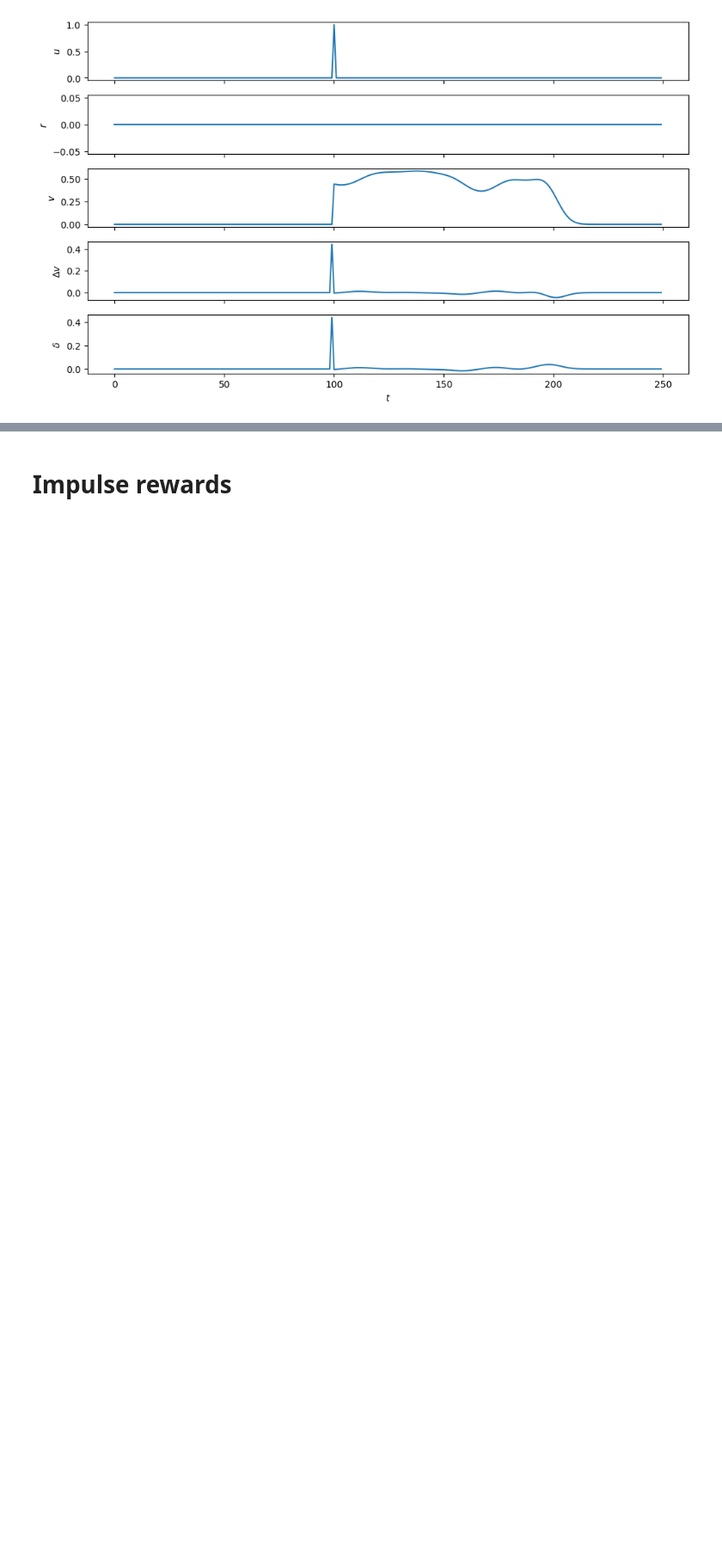
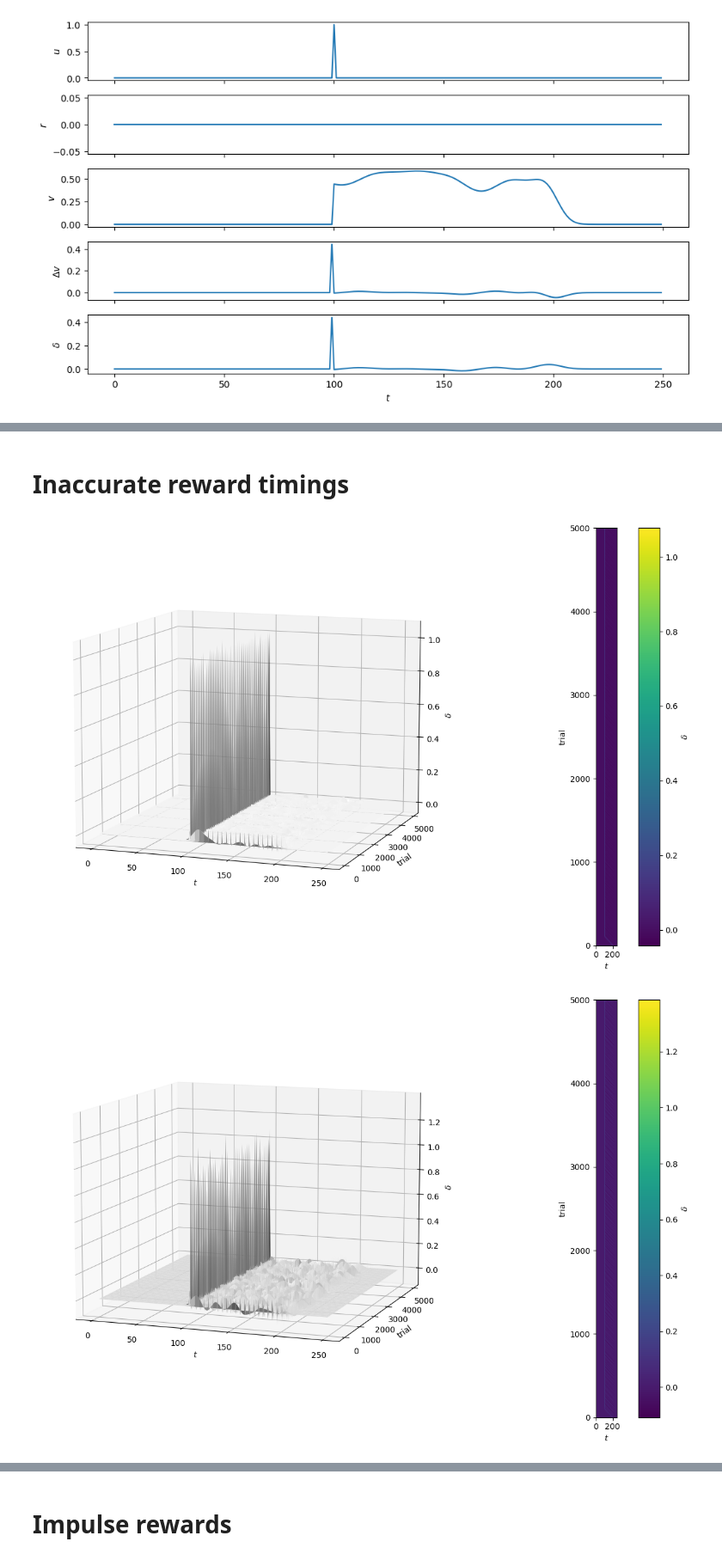
Before and after one commit to mavoeh/RL_hw1, a Jupyter notebook: homework1.ipynb, the cells around one changed output, grey strips where cells are left out. Shown at 86% size. Drawn from its saved outputs; the diff is of its cells as text; code cells hidden in the pictures; blank space fills up the shorter version.

```diff
--- a/homework1.ipynb
+++ b/homework1.ipynb
@@ -82,10 +82,20 @@ def simulate_inaccurate_reward_timing(t_array, timespread, sigma_reward_timing,
     u[:,100] = 1
     r = np.zeros((n_trials+1,T))
     t_r = npr.normal(0, sigma_reward_timing, size=n_trials+1)
-    r +=  1 / np.sqrt(2 * np.pi * timespread**2) * np.exp(-(t_array - 200 - t_r)**2 / (2 * timespread**2))
+    t, tr = np.meshgrid(t_array, t_r)
+    r +=  1 / np.sqrt(2 * np.pi * timespread**2) * np.exp(-(t - 200 - tr)**2 / (2 * timespread**2))
     u, r, v, delta_v, delta, w = learn(u, r, lr, n_trials, T)
     popt = fit_to_delta(t_array, delta, n_trials)
     return u, r, v, delta_v, delta, w, popt
+
+def simulate_two_rewards(t_array, timespread, n_trials, T, lr):
+    u = np.zeros((n_trials+1,T))
+    u[:,100] = 1
+    r = np.zeros((n_trials+1,T))
+    r += 1 / np.sqrt(2 * np.pi * timespread**2) * np.exp(-(t_array - 175)**2 / (2 * timespread**2))
+    r += 1 / np.sqrt(2 * np.pi * timespread**2) * np.exp(-(t_array - 225)**2 / (2 * timespread**2))
+    u, r, v, delta_v, delta, w = learn(u, r, lr, n_trials, T)
+    return u, r, v, delta_v, delta, w
 
 def plot_results(t_array, trials, delta):
     fig = plt.figure(figsize=(12,8))
@@ -265,0 +291,18 @@ plt.show()
+# %% [markdown]
+# Inaccurate reward timings
+# %%
+T = 250
+n_trials = 5000
+trials = np.array(range(n_trials+1))
+t_array = np.arange(T, dtype=int)
+timespread = 5
+sigma_list = [1, 5, 15]
+cr_list = []
+
+for sigma in sigma_list:
+    u, r, v, delta_v, delta, w, popt = simulate_inaccurate_reward_timing(t_array, timespread, sigma, n_trials, 250, lr)
+    plot_results(t_array, trials, delta)
+    cr_list.append(np.cumsum(v, axis=1)[:,-1]/100)
+# %% [output]
+[figure, added]
+[figure, added]
```
Also changed, not shown: parts of 13 cells of this notebook, 9 other files.
